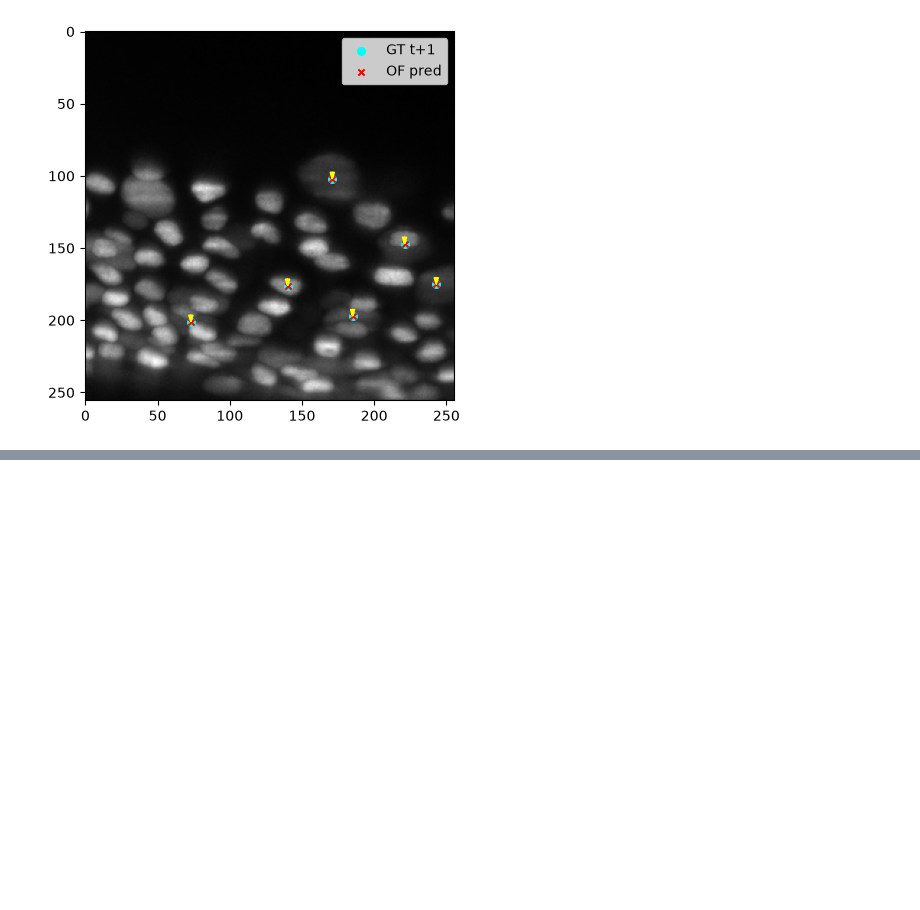
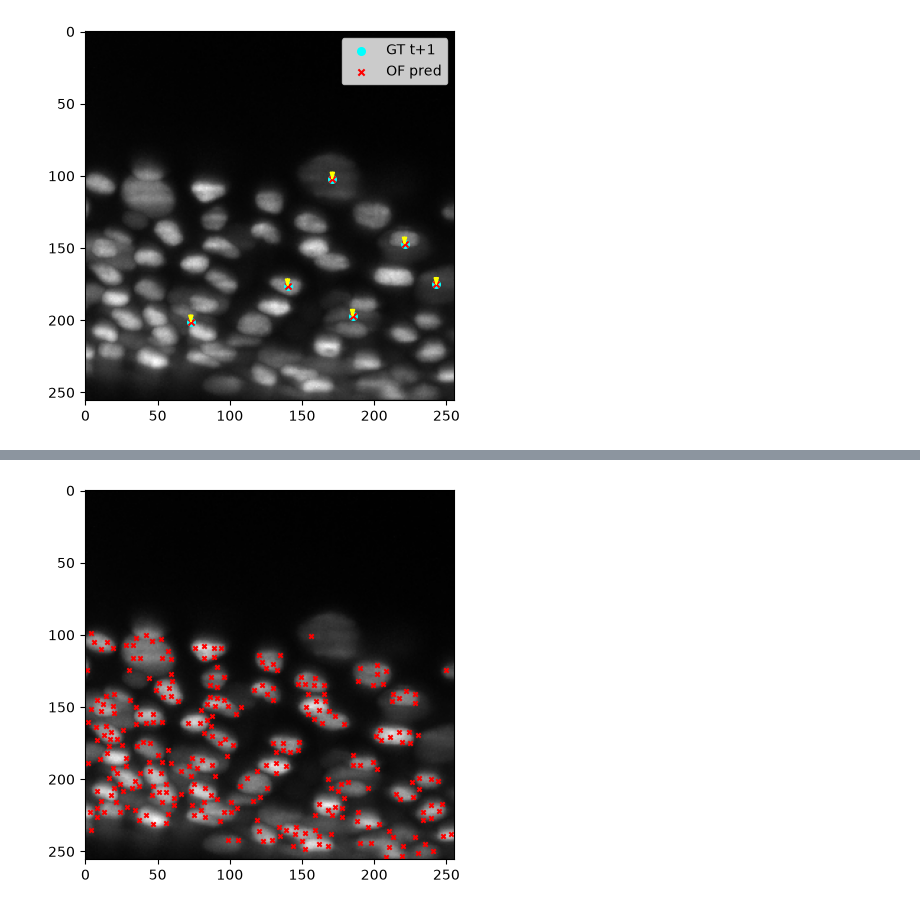
Before and after one commit to Avanith12/Cell_Tracking, a Jupyter notebook: analysis2.ipynb, the cells around one changed output, grey strips where cells are left out. Cells and saved outputs as stored; diff of their text form; code cells hidden in the pictures; blank space fills up the shorter version.

```diff
--- a/analysis2.ipynb
+++ b/analysis2.ipynb
@@ -258,0 +264,3 @@ plt.show()
+# %%
+det = cv2.goodFeaturesToTrack(gray, 300, 0.01, 5)
+det = det.reshape(-1, 2)
@@ -258,0 +280,6 @@ plt.show()
+# %%
+plt.imshow(gray, cmap="gray")
+plt.scatter(det[:, 0], det[:, 1], c="red", s=10, marker="x")
+plt.show() # detections only
+# %% [output]
+[figure, added]
```
Also changed, not shown: parts of 5 cells of this notebook.
